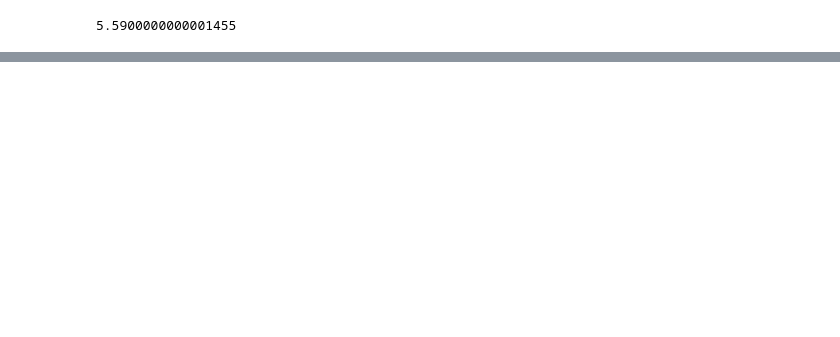
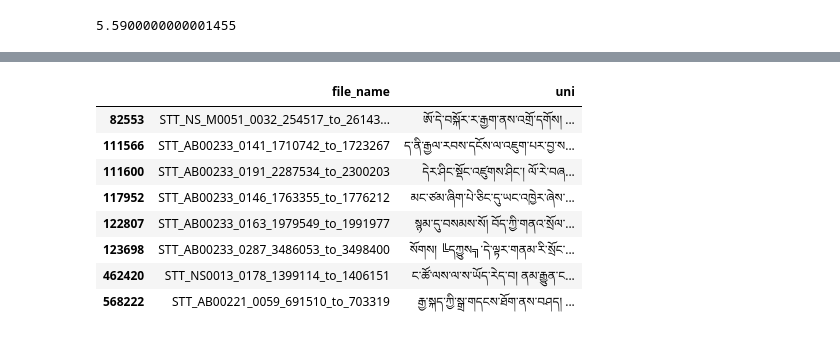
Before and after one commit to OpenPecha/stt-combine-datasets, a Jupyter notebook: 04_combine_all.ipynb, the cells around one changed output, grey strips where cells are left out. Cells and saved outputs as stored; diff of their text form; code cells hidden in the pictures; blank space fills up the shorter version.

```diff
--- a/04_combine_all.ipynb
+++ b/04_combine_all.ipynb
@@ -173,0 +220,12 @@ df['url'] = df['url'].map(lambda x : x.replace('#','%23'))
+# %%
+df[ df['non_bo_word_count'] > 1 ].loc[:, ('file_name', 'uni')]
+# %% [output]
+|  | file_name | uni |
+| 82553 | STT_NS_M0051_0032_254517_to_26143... | ཨོ་དེ་བསྐོར་ར་རྒྱག་ནས་འགྲོ་དགོས། ... |
+| 111566 | STT_AB00233_0141_1710742_to_1723267 | ད་ནི་རྒྱལ་རབས་དངོས་ལ་འཇུག་པར་བྱ་ས... |
+| 111600 | STT_AB00233_0191_2287534_to_2300203 | དེར་ཤིང་སྡོང་འཛུགས་ཤིང་། ལོ་རེ་བཞ... |
+| 117952 | STT_AB00233_0146_1763355_to_1776212 | མང་ཙམ་ཞིག་པེ་ཅིང་དུ་ཡང་འཁྱེར་ཞེས་... |
+| 122807 | STT_AB00233_0163_1979549_to_1991977 | སྙམ་དུ་བསམས་སོ། བོད་ཀྱི་གནའ་སྲོལ་... |
+| 123698 | STT_AB00233_0287_3486053_to_3498400 | སོགས། ╚དཀྱུས╗་དེ་ལྟར་གནམ་རི་སྲོང་... |
+| 462420 | STT_NS0013_0178_1399114_to_1406151 | ང་ཚོ་ལས་ལ་ས་ཡོད་རེད་བ། ནམ་རྒྱུན་ང... |
+| 568222 | STT_AB00221_0059_691510_to_703319 | རྒྱ་སྐད་ཀྱི་སྒྲ་གདངས་ཐོག་ནས་བཤད། ... |
```
Also changed, not shown: parts of 33 cells of this notebook, 4 other files.
